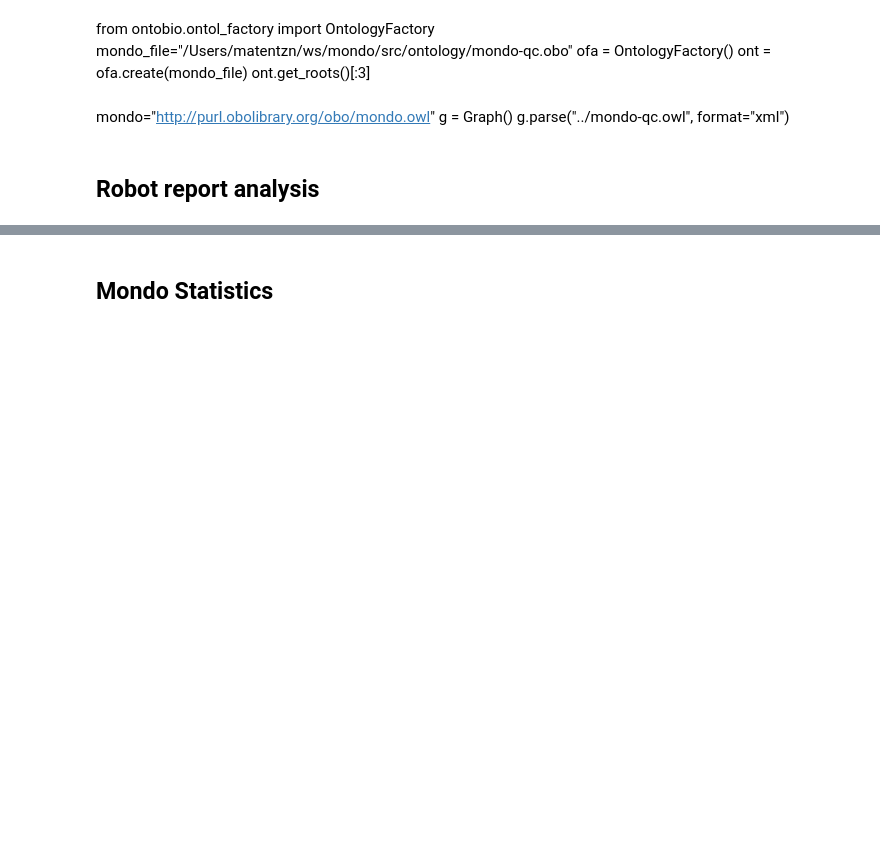
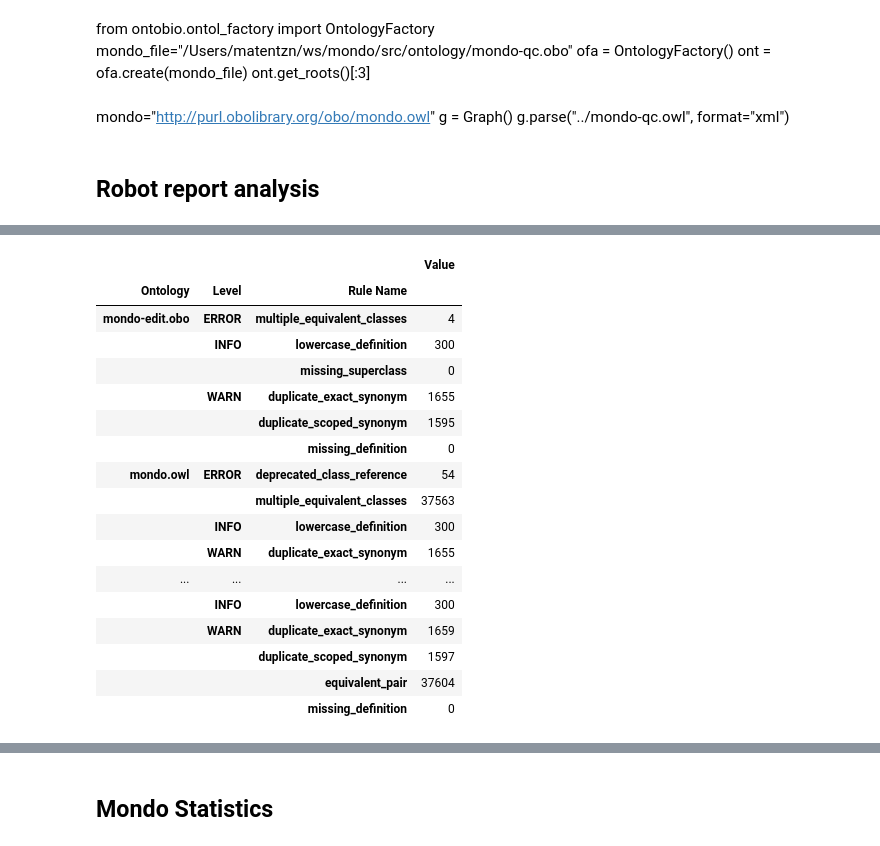
Before and after one commit to monarch-initiative/mondo, a Jupyter notebook: src/ontology/reports/mondo_analysis.ipynb, the cells around one changed output, grey strips where cells are left out. Drawn from its saved outputs; the diff is of its cells as text; code cells hidden in the pictures; blank space fills up the shorter version.

```diff
--- a/src/ontology/reports/mondo_analysis.ipynb
+++ b/src/ontology/reports/mondo_analysis.ipynb
@@ -82,4 +91,23 @@ This breaks down the errors in the generic ROBOT report.
 # %%
 df=df[df['Subject'].str.startswith('MONDO')]
-df[['Level','Rule Name','Value']].groupby(['Level','Rule Name']).count()
+df[['Level','Rule Name','Value','Ontology']].groupby(['Ontology','Level','Rule Name']).count()
+# %% [output]
+|  |  |  | Value |
+| Ontology | Level | Rule Name |  |
+| mondo-edit.obo | ERROR | multiple_equivalent_classes | 4 |
+|  | INFO | lowercase_definition | 300 |
+|  |  | missing_superclass | 0 |
+|  | WARN | duplicate_exact_synonym | 1655 |
+|  |  | duplicate_scoped_synonym | 1595 |
+|  |  | missing_definition | 0 |
+| mondo.owl | ERROR | deprecated_class_reference | 54 |
+|  |  | multiple_equivalent_classes | 37563 |
+|  | INFO | lowercase_definition | 300 |
+|  | WARN | duplicate_exact_synonym | 1655 |
+| ... | ... | ... | ... |
+|  | INFO | lowercase_definition | 300 |
+|  | WARN | duplicate_exact_synonym | 1659 |
+|  |  | duplicate_scoped_synonym | 1597 |
+|  |  | equivalent_pair | 37604 |
+|  |  | missing_definition | 0 |
 # %%
```
Also changed, not shown: parts of 16 cells of this notebook, 9 other files.
